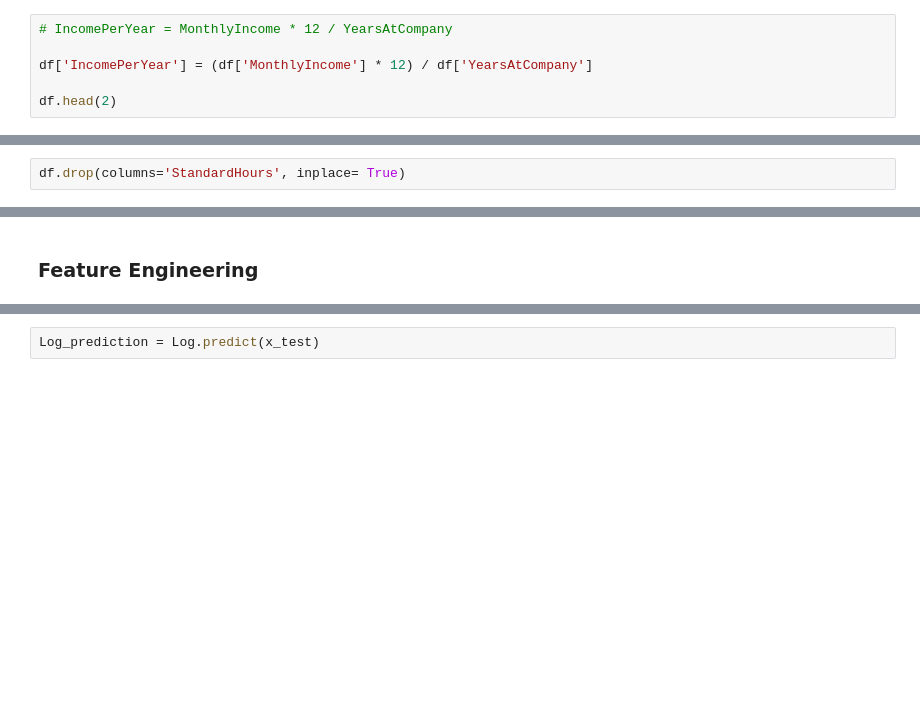
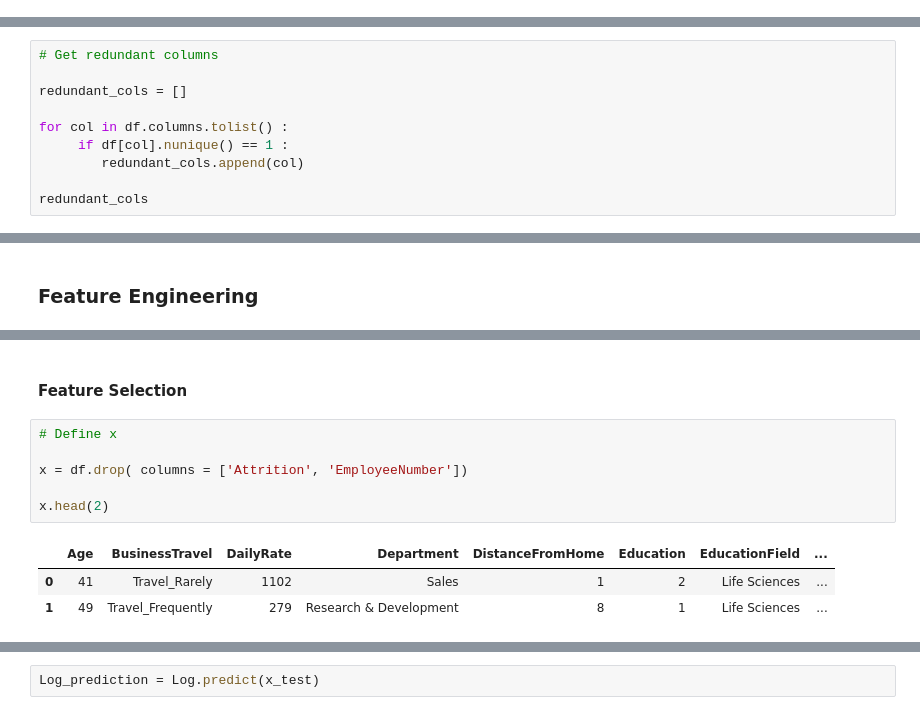
Before and after one commit to CreativeTob/InsightHQ, a Jupyter notebook: main.ipynb, the cells around one changed output, grey strips where cells are left out. Cells and saved outputs as stored; diff of their text form; blank space fills up the shorter version.

```diff
--- a/main.ipynb
+++ b/main.ipynb
@@ -118,6 +35,0 @@ df.head()
-# %%
-# IncomePerYear = MonthlyIncome * 12 / YearsAtCompany
-
-df['IncomePerYear'] = (df['MonthlyIncome'] * 12) / df['YearsAtCompany']
-
-df.head(2)
@@ -151,2 +35,0 @@ df.head(3)
-# %%
-df.drop(columns='StandardHours', inplace= True)
@@ -152,0 +116,10 @@ df.drop(columns='StandardHours', inplace= True)
+# %%
+# Get redundant columns
+
+redundant_cols = []
+
+for col in df.columns.tolist() :
+     if df[col].nunique() == 1 :
+        redundant_cols.append(col)
+
+redundant_cols
@@ -196,0 +182,12 @@ cat_cols
+# %% [markdown]
+#### Feature Selection
+# %%
+# Define x
+
+x = df.drop( columns = ['Attrition', 'EmployeeNumber'])
+
+x.head(2)
+# %% [output]
+|  | Age | BusinessTravel | DailyRate | Department | DistanceFromHome | Education | EducationField | ... |
+| 0 | 41 | Travel_Rarely | 1102 | Sales | 1 | 2 | Life Sciences | ... |
+| 1 | 49 | Travel_Frequently | 279 | Research & Development | 8 | 1 | Life Sciences | ... |
```
Also changed, not shown: parts of 74 cells of this notebook, 4 other files.
